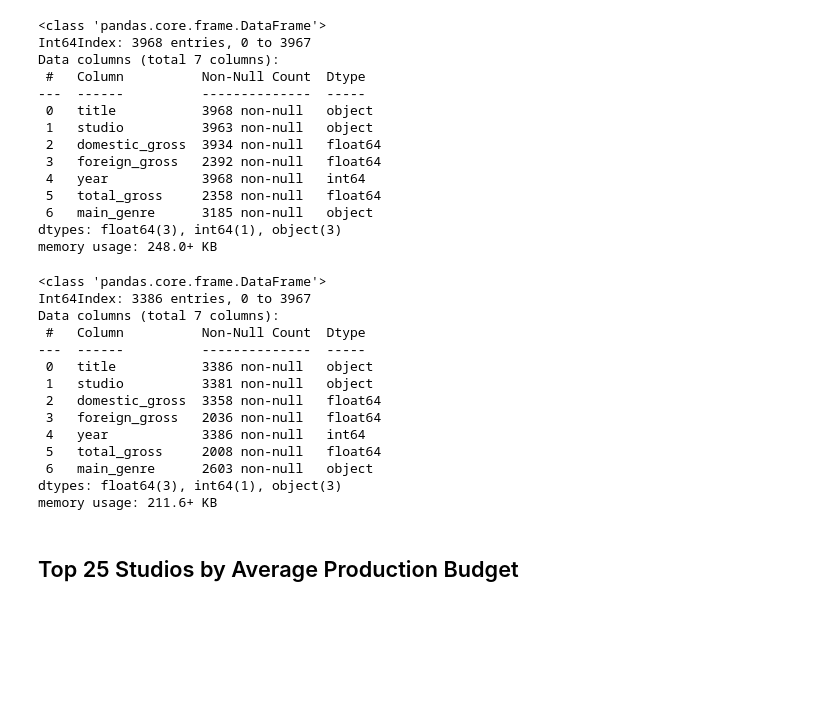
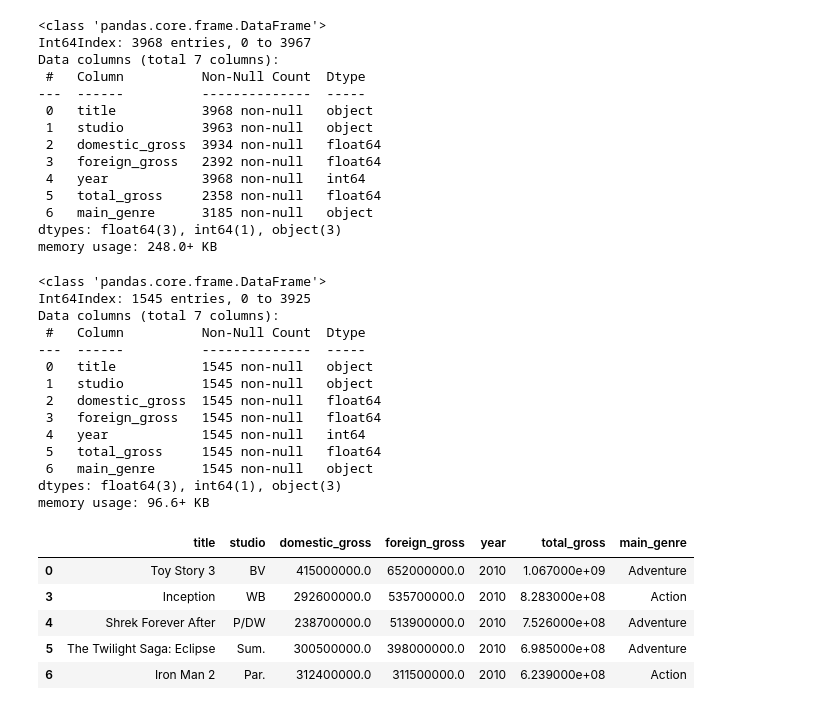
Before and after one commit to christiantsui/Movie-Data-Exploratory-Analysis, a Jupyter notebook: student.ipynb, the cells around one changed output. Drawn from its saved outputs; the diff is of its cells as text; code cells hidden in the pictures; blank space fills up the shorter version.

```diff
--- a/student.ipynb
+++ b/student.ipynb
@@ -762,23 +766,32 @@ Data columns (total 7 columns):
 dtypes: float64(3), int64(1), object(3)
 memory usage: 248.0+ KB
 # %%
-studio_imdb.drop_duplicates(subset=['title'],keep='last',inplace=True)
+studio_imdb.drop_duplicates(subset=['title'],inplace=True)
+# %%
+studio_imdb.dropna(inplace=True)
 # %%
 studio_imdb.info()
 # %% [output]
 <class 'pandas.core.frame.DataFrame'>
-Int64Index: 3386 entries, 0 to 3967
+Int64Index: 1545 entries, 0 to 3925
 Data columns (total 7 columns):
  #   Column          Non-Null Count  Dtype
 ---  ------          --------------  -----
- 0   title           3386 non-null   object
- 1   studio          3381 non-null   object
- 2   domestic_gross  3358 non-null   float64
- 3   foreign_gross   2036 non-null   float64
- 4   year            3386 non-null   int64
- 5   total_gross     2008 non-null   float64
- 6   main_genre      2603 non-null   object
+ 0   title           1545 non-null   object
+ 1   studio          1545 non-null   object
+ 2   domestic_gross  1545 non-null   float64
+ 3   foreign_gross   1545 non-null   float64
+ 4   year            1545 non-null   int64
+ 5   total_gross     1545 non-null   float64
+ 6   main_genre      1545 non-null   object
 dtypes: float64(3), int64(1), object(3)
-memory usage: 211.6+ KB
+memory usage: 96.6+ KB
-# %% [markdown]
-## Top 25 Studios by Average Production Budget
+# %%
+studio_imdb.head()
+# %% [output]
+|  | title | studio | domestic_gross | foreign_gross | year | total_gross | main_genre |
+| 0 | Toy Story 3 | BV | 415000000.0 | 652000000.0 | 2010 | 1.067000e+09 | Adventure |
+| 3 | Inception | WB | 292600000.0 | 535700000.0 | 2010 | 8.283000e+08 | Action |
+| 4 | Shrek Forever After | P/DW | 238700000.0 | 513900000.0 | 2010 | 7.526000e+08 | Adventure |
+| 5 | The Twilight Saga: Eclipse | Sum. | 300500000.0 | 398000000.0 | 2010 | 6.985000e+08 | Adventure |
+| 6 | Iron Man 2 | Par. | 312400000.0 | 311500000.0 | 2010 | 6.239000e+08 | Action |
```
Also changed, not shown: parts of 12 cells of this notebook, 1 other file.
